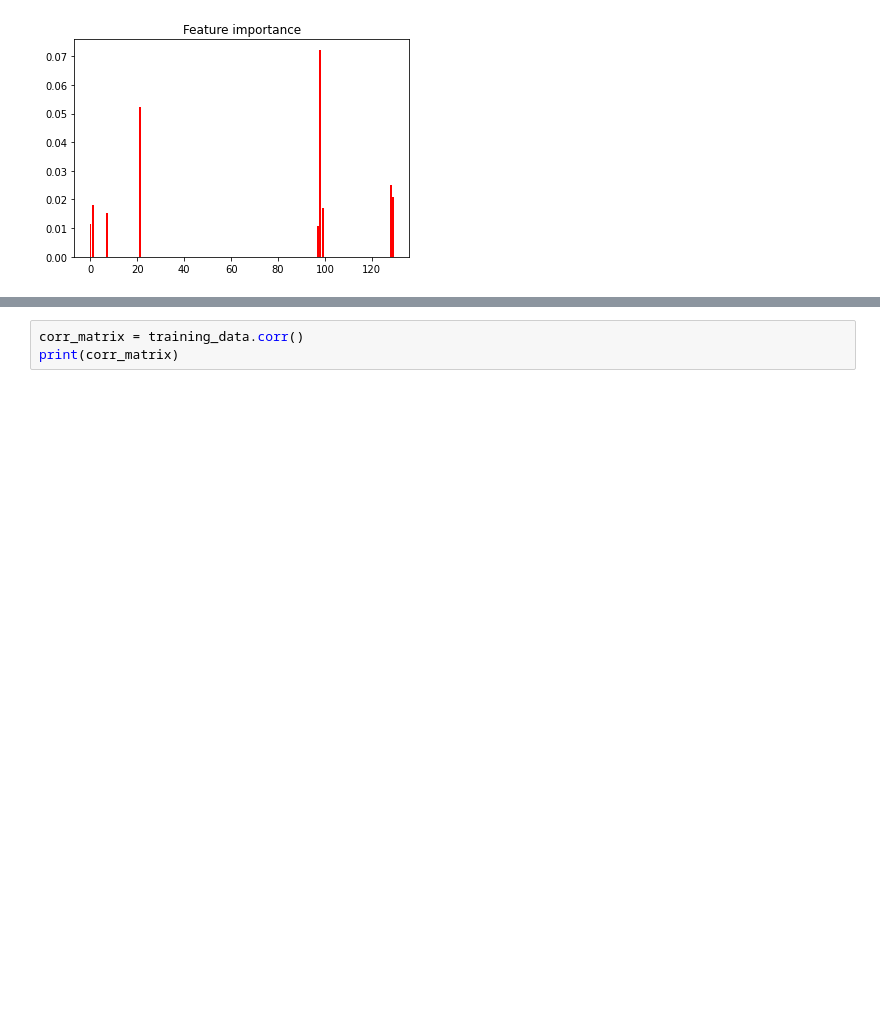
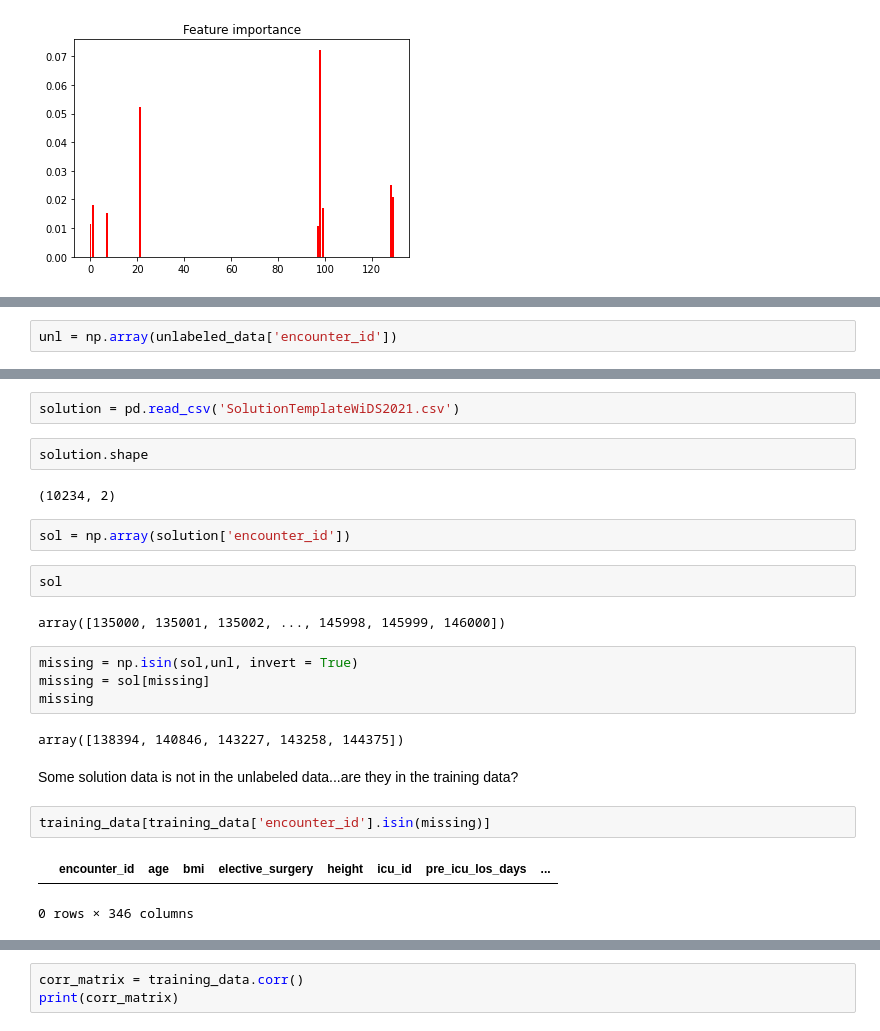
Before and after one commit to DaisyXinyiHe/diabetes_mellitus_predict, a Jupyter notebook: DataAnalysis.ipynb, the cells around one changed output, grey strips where cells are left out. Drawn from its saved outputs; the diff is of its cells as text; blank space fills up the shorter version.

```diff
--- a/DataAnalysis.ipynb
+++ b/DataAnalysis.ipynb
@@ -284,0 +339,2 @@ plt.show()
+# %%
+unl = np.array(unlabeled_data['encounter_id'])
@@ -284,0 +347,25 @@ plt.show()
+# %%
+solution = pd.read_csv('SolutionTemplateWiDS2021.csv')
+# %%
+solution.shape
+# %% [output]
+(10234, 2)
+# %%
+sol = np.array(solution['encounter_id'])
+# %%
+sol
+# %% [output]
+array([135000, 135001, 135002, ..., 145998, 145999, 146000])
+# %%
+missing = np.isin(sol,unl, invert = True)
+missing = sol[missing]
+missing
+# %% [output]
+array([138394, 140846, 143227, 143258, 144375])
+# %% [markdown]
+Some solution data is not in the unlabeled data...are they in the training data?
+# %%
+training_data[training_data['encounter_id'].isin(missing)]
+# %% [output]
+|  | encounter_id | age | bmi | elective_surgery | height | icu_id | pre_icu_los_days | ... |
+0 rows × 346 columns
```
Also changed, not shown: parts of 34 cells of this notebook.
